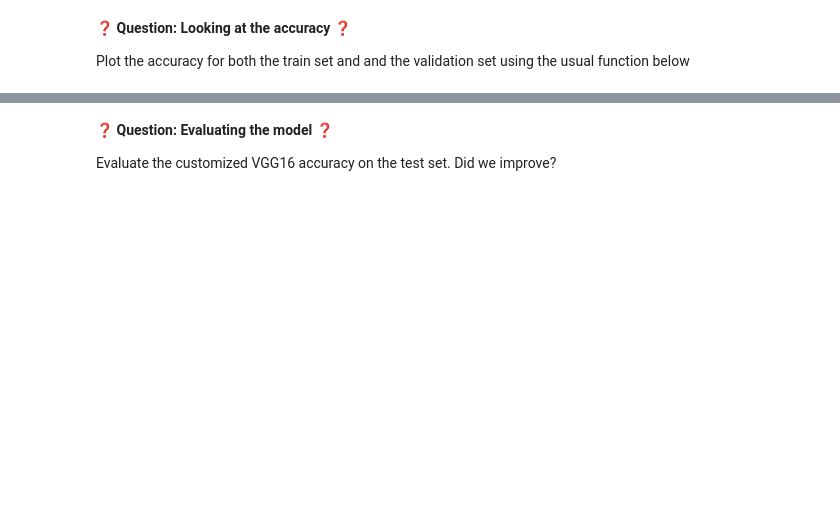
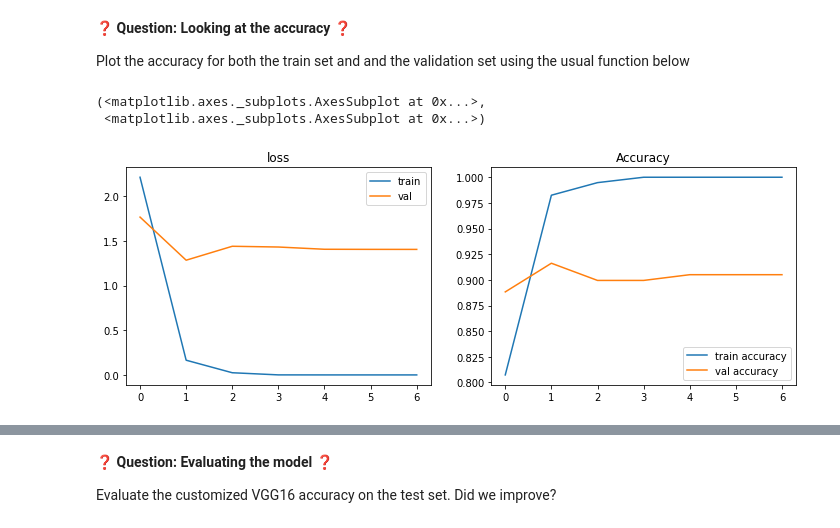
Before and after one commit to multiyumz/data-science-challenges, a Jupyter notebook: data-transfer-learning/transfer_learning.ipynb, the cells around one changed output, grey strips where cells are left out. Cells and saved outputs as stored; diff of their text form; code cells hidden in the pictures; blank space fills up the shorter version.

```diff
--- a/data-transfer-learning/transfer_learning.ipynb
+++ b/data-transfer-learning/transfer_learning.ipynb
@@ -395,0 +532,3 @@ def add_last_layers(model):
+# %%
+model = add_last_layers(model)
+model.summary()
@@ -406,3 +558,15 @@ def build_model():
+# %%
+from tensorflow.keras import optimizers
+
+def build_model():
+    model = load_model()
+    model = add_last_layers(model)
+
+    opt = optimizers.Adam(learning_rate=1e-4)
+    model.compile(loss='categorical_crossentropy',
+                  optimizer=opt,
+                  metrics=['accuracy'])
+    return model
 # %% [markdown]
 ### (5.2) Back to the data
 # %% [markdown]
@@ -420,3 +582,7 @@ from tensorflow.keras.applications.vgg16 import preprocess_input
+# %%
+X_train = preprocess_input(X_train)
+X_val = preprocess_input(X_val)
+X_test = preprocess_input(X_test)
 # %% [markdown]
 ### (5.3)  Fit the model
 # %% [markdown]
@@ -432,0 +597,16 @@ _As usual, store the results of your training into a `history` variable._
+# %%
+from tensorflow.keras.callbacks import EarlyStopping
+
+model = build_model()
+
+es = EarlyStopping(monitor = 'val_accuracy',
+                   mode = 'max',
+                   patience = 5,
+                   verbose = 1,
+                   restore_best_weights = True)
+
+history = model.fit(X_train, y_train,
+                    validation_data=(X_val, y_val),
+                    epochs=50,
+                    batch_size=16,
+                    callbacks=[es])
@@ -459,0 +654,6 @@ def plot_history(history, title='', axs=None, exp_name=""):
+# %%
+plot_history(history)
+# %% [output]
+(<matplotlib.axes._subplots.AxesSubplot at 0x...>,
+ <matplotlib.axes._subplots.AxesSubplot at 0x...>)
+[figure, added]
```
Also changed, not shown: parts of 34 cells of this notebook, 49 other files.
